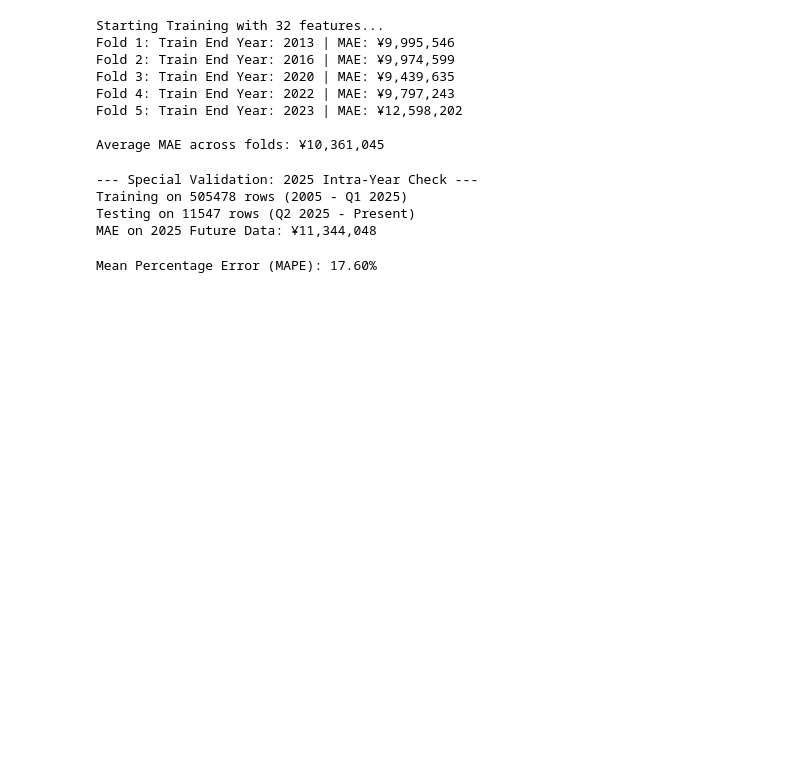
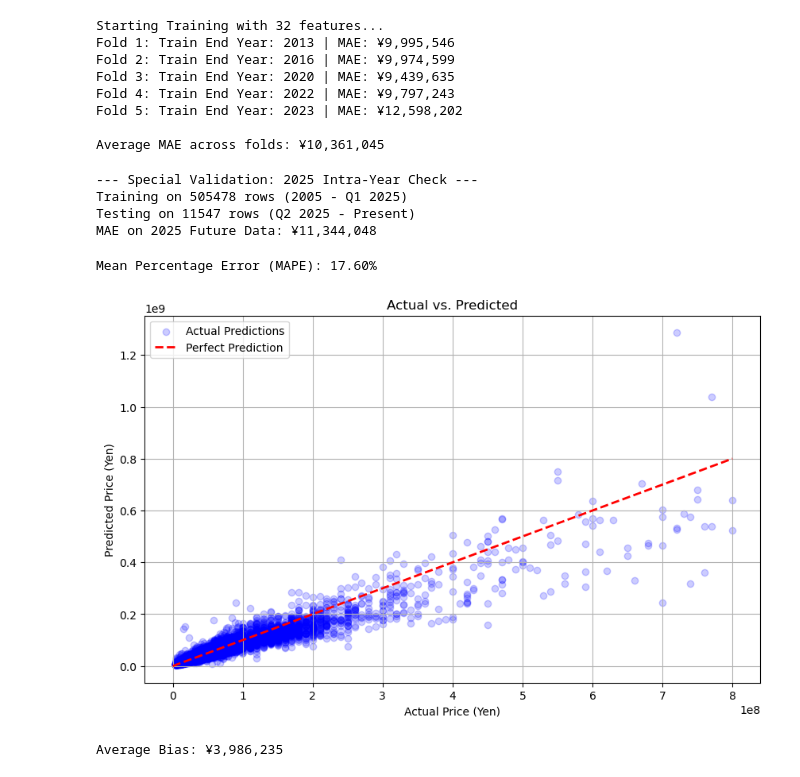
Before and after one commit to pablosumi/tokyo-real-estate-smart-advisor, a Jupyter notebook: notebooks/modeling_xgb.ipynb, the cells around one changed output. Cells and saved outputs as stored; diff of their text form; code cells hidden in the pictures; blank space fills up the shorter version.

Commit message:
added residual plot for v1 model

```diff
--- a/notebooks/modeling_xgb.ipynb
+++ b/notebooks/modeling_xgb.ipynb
@@ -180,3 +182,32 @@ mape = np.mean(np.abs((actual_yen - preds_yen) / actual_yen)) * 100
 print(f"Mean Percentage Error (MAPE): {mape:.2f}%")
 # %% [output]
 Mean Percentage Error (MAPE): 17.60%
+# %%
+# 1. Calculate Residuals (Actual - Predicted)
+residuals = actual_yen - preds_yen
+
+# 2. Plot Actual vs. Predicted
+plt.figure(figsize=(10, 6))
+
+# Scatter plot of the data
+plt.scatter(actual_yen, preds_yen, alpha=0.2, color='blue', label='Actual Predictions')
+
+# The "Perfect Prediction" Line
+# Added label='Perfect Prediction' here so it shows up in the legend
+plt.plot([0, 800000000], [0, 800000000], 'r--', lw=2, label='Perfect Prediction')
+
+plt.xlabel('Actual Price (Yen)')
+plt.ylabel('Predicted Price (Yen)')
+plt.title('Actual vs. Predicted')
+plt.grid(True)
+
+# This command actually draws the box with the labels
+plt.legend()
+
+plt.show()
+
+# 3. Check the "Bias"
+print(f"Average Bias: ¥{np.mean(residuals):,.0f}")
+# %% [output]
+[figure, added]
+Average Bias: ¥3,986,235
```
Also changed, not shown: parts of 1 cell of this notebook.
